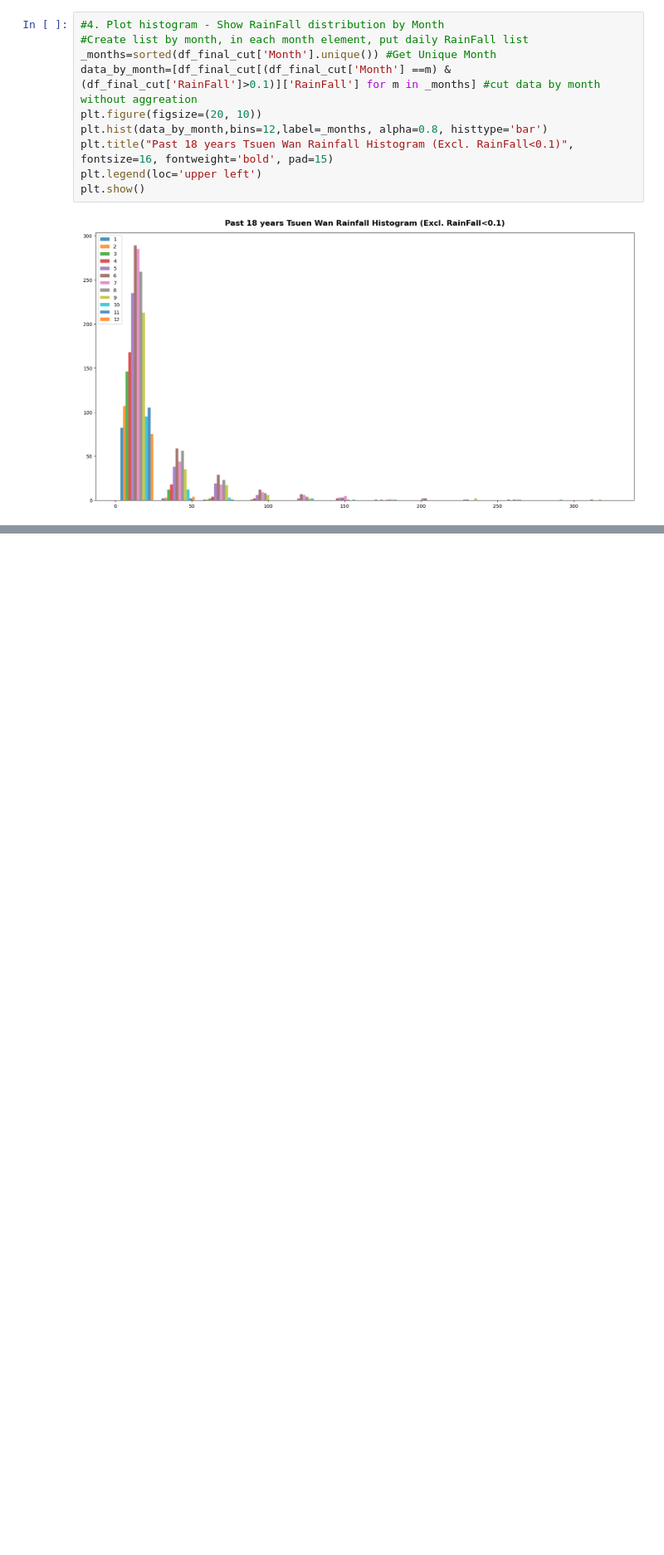
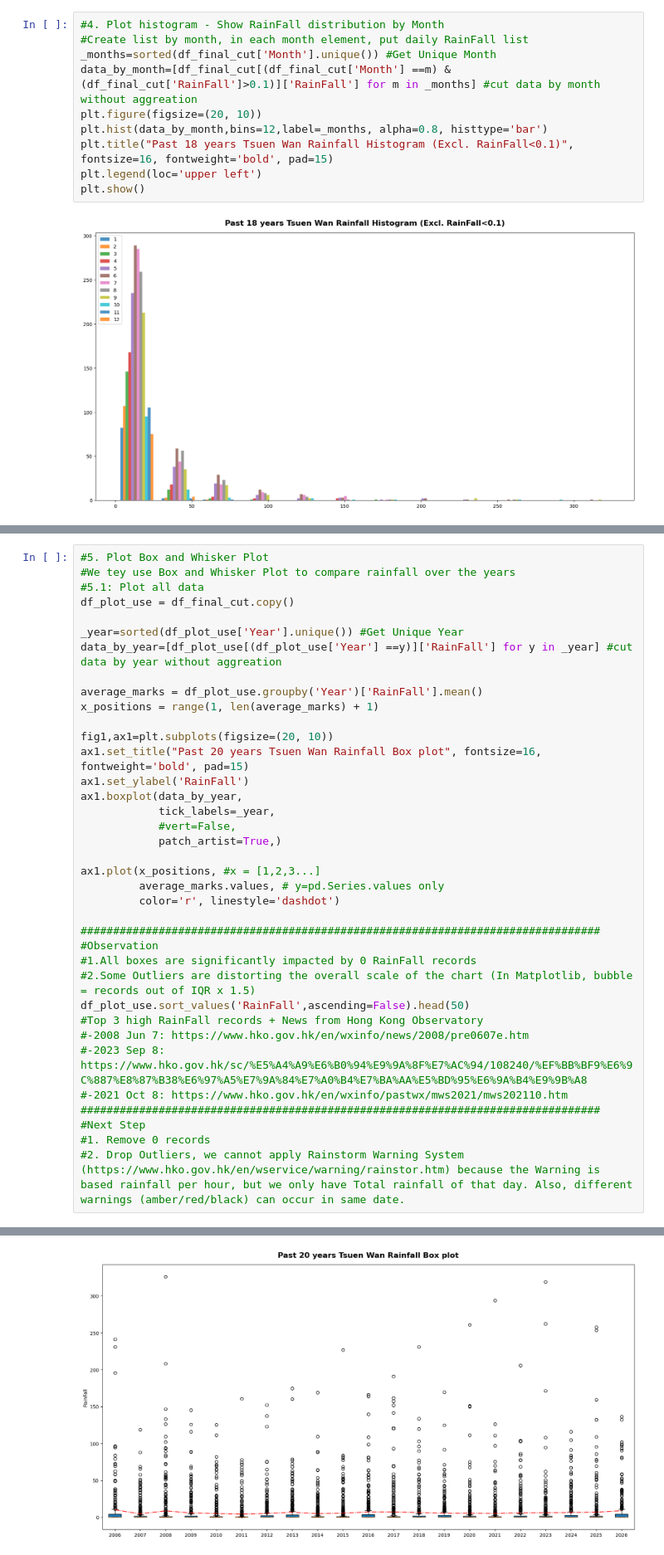
Before and after one commit to leo-cheung37/leo-cheung37, a Jupyter notebook: Statistics/Descriptive Statistics/descriptive_statistics.ipynb, the cells around one changed output, grey strips where cells are left out. Shown at 83% size. Cells and saved outputs as stored; diff of their text form; blank space fills up the shorter version.

```diff
--- a/Statistics/Descriptive Statistics/descriptive_statistics.ipynb
+++ b/Statistics/Descriptive Statistics/descriptive_statistics.ipynb
@@ -754,3 +755,41 @@ plt.legend(loc='upper left')
 plt.show()
 # %% [output]
 [figure]
+# %%
+#5. Plot Box and Whisker Plot
+#We tey use Box and Whisker Plot to compare rainfall over the years
+#5.1: Plot all data
+df_plot_use = df_final_cut.copy()
+
+_year=sorted(df_plot_use['Year'].unique()) #Get Unique Year
+data_by_year=[df_plot_use[(df_plot_use['Year'] ==y)]['RainFall'] for y in _year] #cut data by year without aggreation
+
+average_marks = df_plot_use.groupby('Year')['RainFall'].mean()
+x_positions = range(1, len(average_marks) + 1)
+
+fig1,ax1=plt.subplots(figsize=(20, 10))
+ax1.set_title("Past 20 years Tsuen Wan Rainfall Box plot", fontsize=16, fontweight='bold', pad=15)
+ax1.set_ylabel('RainFall')
+ax1.boxplot(data_by_year,
+            tick_labels=_year,
+            #vert=False,
+            patch_artist=True,)
+
+ax1.plot(x_positions, #x = [1,2,3...]
+         average_marks.values, # y=pd.Series.values only
+         color='r', linestyle='dashdot')
+
+################################################################################
+#Observation
+#1.All boxes are significantly impacted by 0 RainFall records
+#2.Some Outliers are distorting the overall scale of the chart (In Matplotlib, bubble = records out of IQR x 1.5)
+df_plot_use.sort_values('RainFall',ascending=False).head(50)
+#Top 3 high RainFall records + News from Hong Kong Observatory
+#-2008 Jun 7: https://www.hko.gov.hk/en/wxinfo/news/2008/pre0607e.htm
+#-2023 Sep 8: https://www.hko.gov.hk/sc/%E5%A4%A9%E6%B0%94%E9%9A%8F%E7%AC%94/108240/%EF%BB%BF9%E6%9C%887%E8%87%B38%E6%97%A5%E7%9A%84%E7%A0%B4%E7%BA%AA%E5%BD%95%E6%9A%B4%E9%9B%A8
+#-2021 Oct 8: https://www.hko.gov.hk/en/wxinfo/pastwx/mws2021/mws202110.htm
+################################################################################
+#Next Step
+#1. Remove 0 records
+#2. Drop Outliers, we cannot apply Rainstorm Warning System (https://www.hko.gov.hk/en/wservice/warning/rainstor.htm) because the Warning is based rainfall per hour, but we only have Total rainfall of that day. Also, different warnings (amber/red/black) can occur in same date.
+# %% [output]
@@ -756,0 +813 @@ plt.show()
+[figure, added]
```
Also changed, not shown: parts of 6 cells of this notebook.
